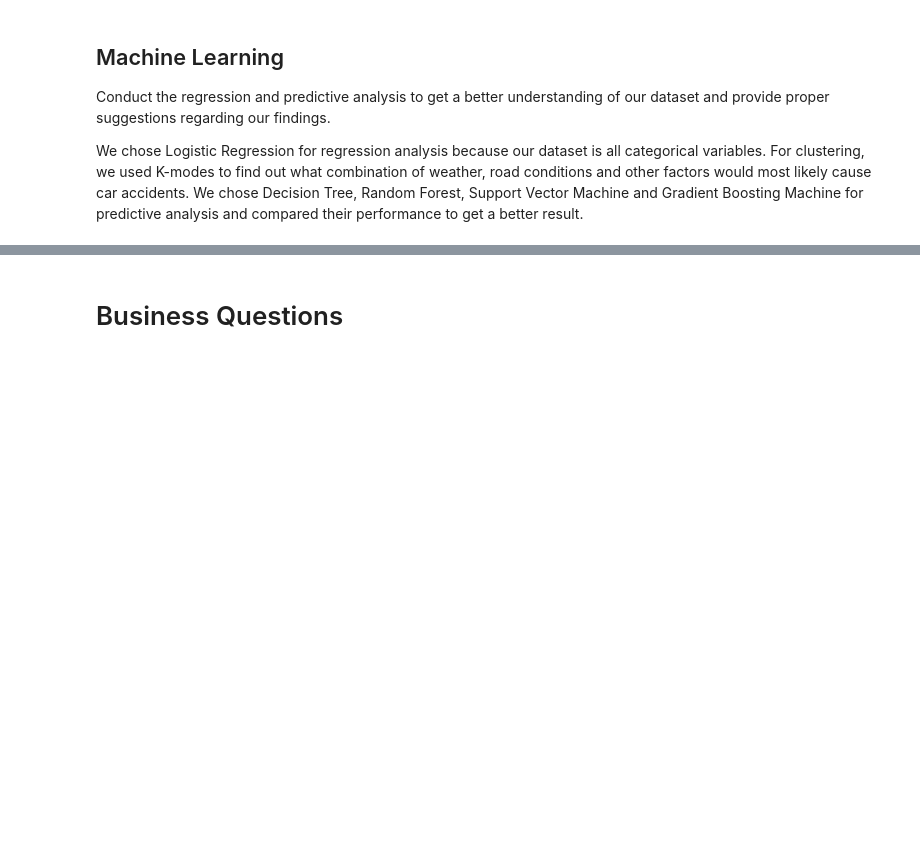
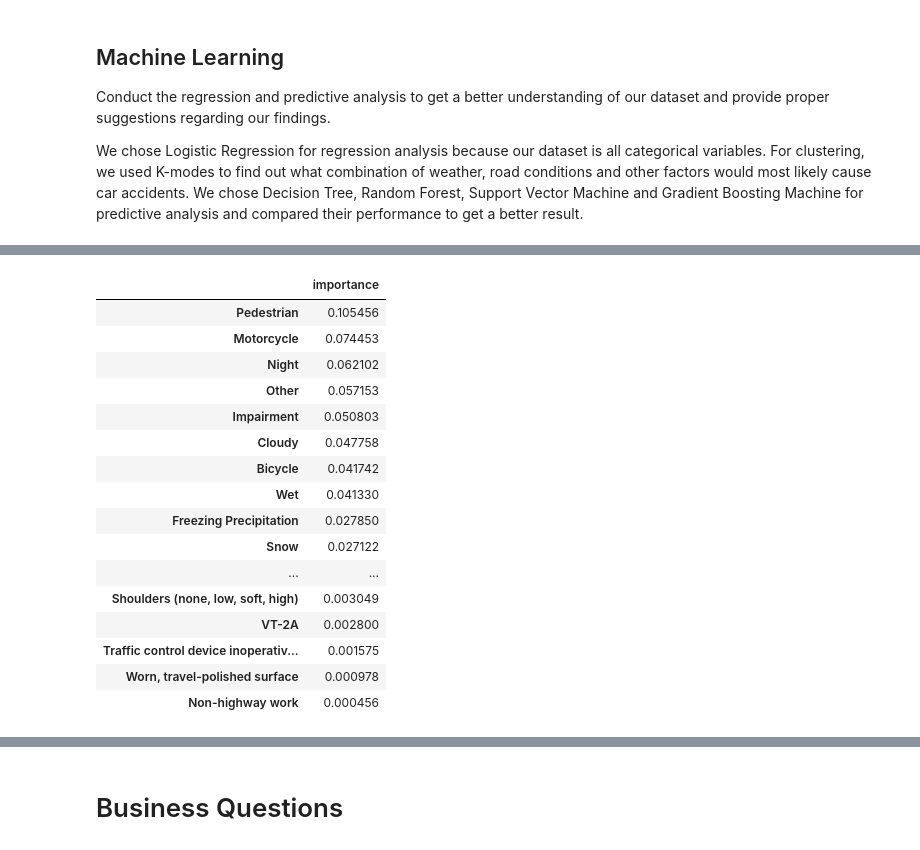
Before and after one commit to bmccxd/IST-5520-SP20-G1, a Jupyter notebook: Data Analysis-Group 1.ipynb, the cells around one changed output, grey strips where cells are left out. Drawn from its saved outputs; the diff is of its cells as text; code cells hidden in the pictures; blank space fills up the shorter version.

```diff
--- a/Data Analysis-Group 1.ipynb
+++ b/Data Analysis-Group 1.ipynb
@@ -1045,0 +1057,4 @@ We chose Logistic Regression for regression analysis because our dataset is all
+# %%
+#read data
+df = pd.read_csv('combined.csv')
+df.info()
@@ -1045,0 +1299,26 @@ We chose Logistic Regression for regression analysis because our dataset is all
+# %%
+# Beautify the display of feature importance
+feature_importances = pd.DataFrame(rf.feature_importances_,
+                                   index = train_X.columns,
+                                   columns=['importance'])
+feature_importances = feature_importances.sort_values('importance',ascending=False)
+
+feature_importances
+# %% [output]
+|  | importance |
+| Pedestrian | 0.105456 |
+| Motorcycle | 0.074453 |
+| Night | 0.062102 |
+| Other | 0.057153 |
+| Impairment | 0.050803 |
+| Cloudy | 0.047758 |
+| Bicycle | 0.041742 |
+| Wet | 0.041330 |
+| Freezing Precipitation | 0.027850 |
+| Snow | 0.027122 |
+| ... | ... |
+| Shoulders (none, low, soft, high) | 0.003049 |
+| VT-2A | 0.002800 |
+| Traffic control device inoperativ... | 0.001575 |
+| Worn, travel-polished surface | 0.000978 |
+| Non-highway work | 0.000456 |
```
Also changed, not shown: parts of 21 cells of this notebook.
